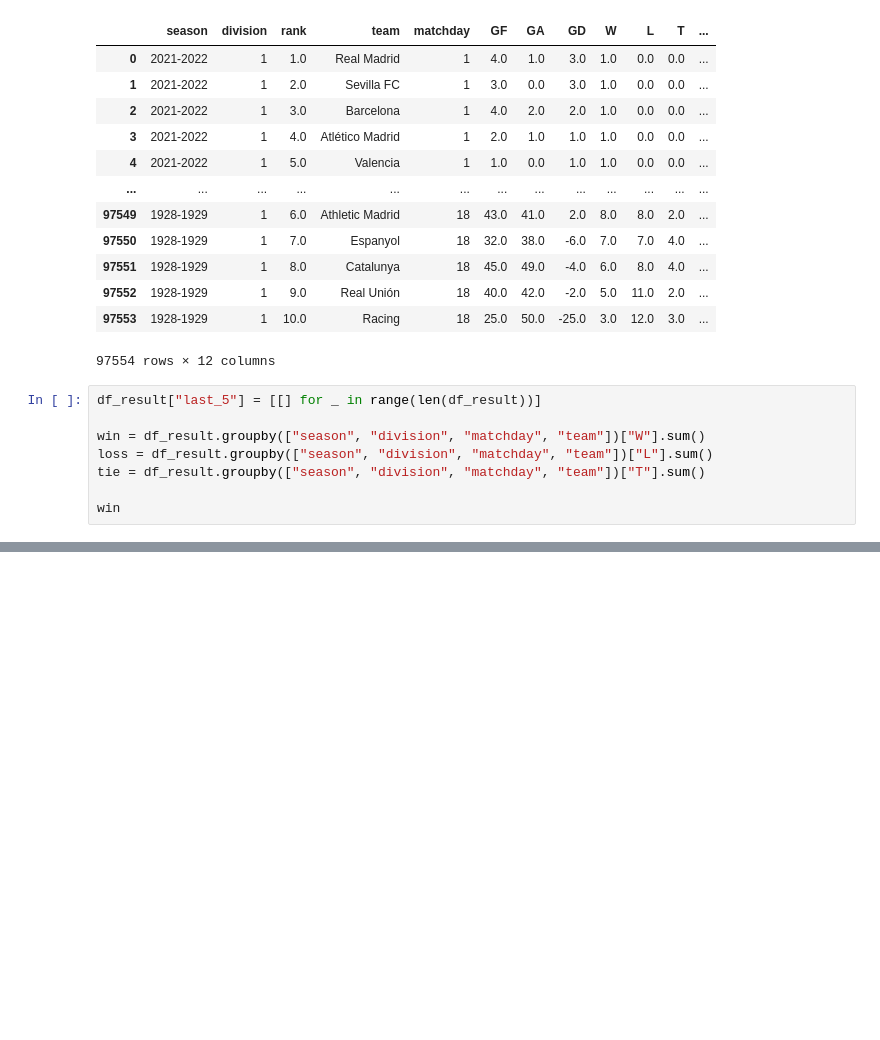
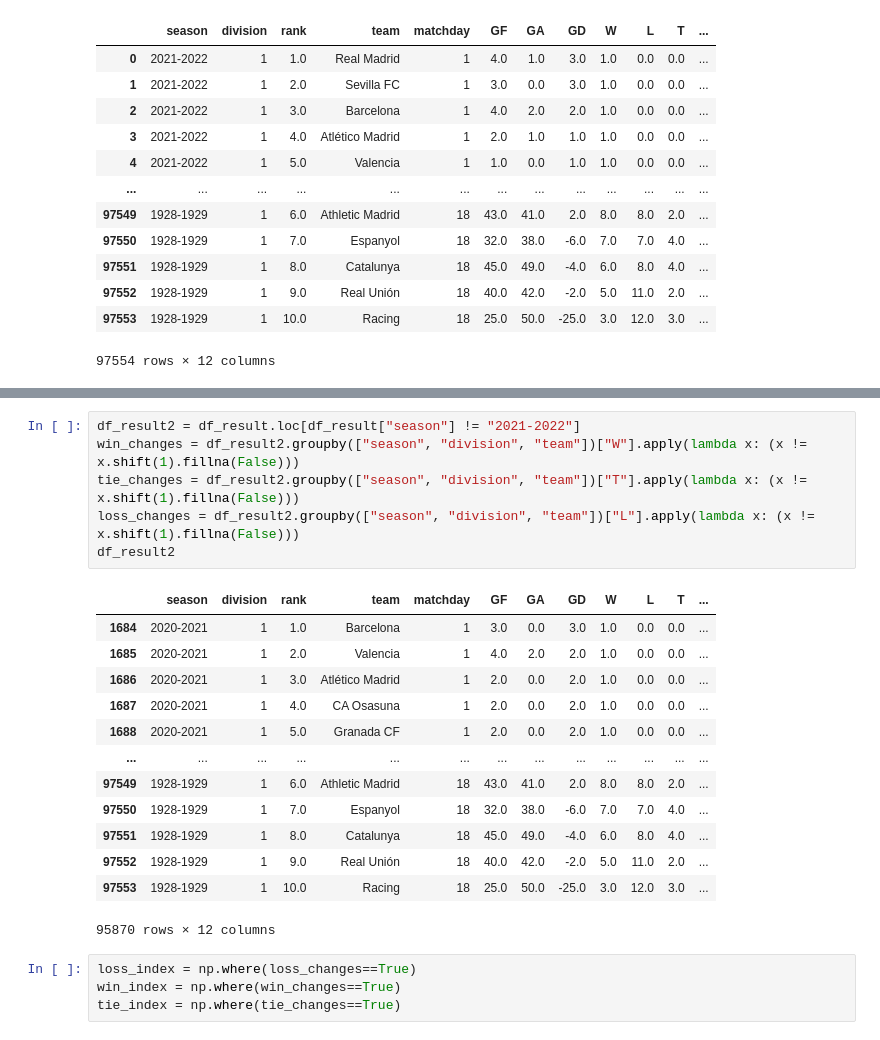
Before and after one commit to tinchit0/la-quiniela, a Jupyter notebook: analysis/LaLigaDataAnalysis.ipynb, the cells around one changed output, grey strips where cells are left out. Cells and saved outputs as stored; diff of their text form; blank space fills up the shorter version.

```diff
--- a/analysis/LaLigaDataAnalysis.ipynb
+++ b/analysis/LaLigaDataAnalysis.ipynb
@@ -647,11 +647,3 @@ df_result
 | 97552 | 1928-1929 | 1 | 9.0 | Real Unión | 18 | 40.0 | 42.0 | -2.0 | 5.0 | 11.0 | 2.0 | ... |
 | 97553 | 1928-1929 | 1 | 10.0 | Racing | 18 | 25.0 | 50.0 | -25.0 | 3.0 | 12.0 | 3.0 | ... |
 97554 rows × 12 columns
-# %%
-df_result["last_5"] = [[] for _ in range(len(df_result))]
-
-win = df_result.groupby(["season", "division", "matchday", "team"])["W"].sum()
-loss = df_result.groupby(["season", "division", "matchday", "team"])["L"].sum()
-tie = df_result.groupby(["season", "division", "matchday", "team"])["T"].sum()
-
-win
@@ -706,0 +666,24 @@ Name: season, Length: 97554, dtype: object
+# %%
+df_result2 = df_result.loc[df_result["season"] != "2021-2022"]
+win_changes = df_result2.groupby(["season", "division", "team"])["W"].apply(lambda x: (x != x.shift(1).fillna(False)))
+tie_changes = df_result2.groupby(["season", "division", "team"])["T"].apply(lambda x: (x != x.shift(1).fillna(False)))
+loss_changes = df_result2.groupby(["season", "division", "team"])["L"].apply(lambda x: (x != x.shift(1).fillna(False)))
+df_result2
+# %% [output]
+|  | season | division | rank | team | matchday | GF | GA | GD | W | L | T | ... |
+| 1684 | 2020-2021 | 1 | 1.0 | Barcelona | 1 | 3.0 | 0.0 | 3.0 | 1.0 | 0.0 | 0.0 | ... |
+| 1685 | 2020-2021 | 1 | 2.0 | Valencia | 1 | 4.0 | 2.0 | 2.0 | 1.0 | 0.0 | 0.0 | ... |
+| 1686 | 2020-2021 | 1 | 3.0 | Atlético Madrid | 1 | 2.0 | 0.0 | 2.0 | 1.0 | 0.0 | 0.0 | ... |
+| 1687 | 2020-2021 | 1 | 4.0 | CA Osasuna | 1 | 2.0 | 0.0 | 2.0 | 1.0 | 0.0 | 0.0 | ... |
+| 1688 | 2020-2021 | 1 | 5.0 | Granada CF | 1 | 2.0 | 0.0 | 2.0 | 1.0 | 0.0 | 0.0 | ... |
+| ... | ... | ... | ... | ... | ... | ... | ... | ... | ... | ... | ... | ... |
+| 97549 | 1928-1929 | 1 | 6.0 | Athletic Madrid | 18 | 43.0 | 41.0 | 2.0 | 8.0 | 8.0 | 2.0 | ... |
+| 97550 | 1928-1929 | 1 | 7.0 | Espanyol | 18 | 32.0 | 38.0 | -6.0 | 7.0 | 7.0 | 4.0 | ... |
+| 97551 | 1928-1929 | 1 | 8.0 | Catalunya | 18 | 45.0 | 49.0 | -4.0 | 6.0 | 8.0 | 4.0 | ... |
+| 97552 | 1928-1929 | 1 | 9.0 | Real Unión | 18 | 40.0 | 42.0 | -2.0 | 5.0 | 11.0 | 2.0 | ... |
+| 97553 | 1928-1929 | 1 | 10.0 | Racing | 18 | 25.0 | 50.0 | -25.0 | 3.0 | 12.0 | 3.0 | ... |
+95870 rows × 12 columns
+# %%
+loss_index = np.where(loss_changes==True)
+win_index = np.where(win_changes==True)
+tie_index = np.where(tie_changes==True)
```
Also changed, not shown: parts of 15 cells of this notebook.
